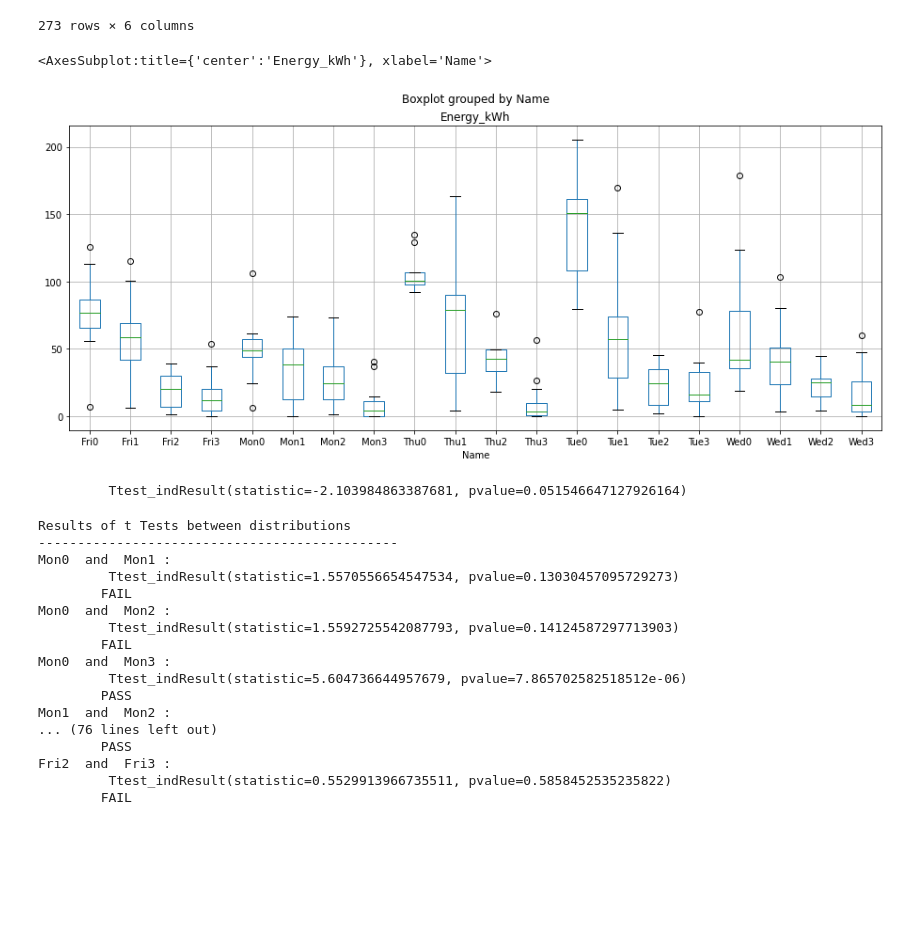
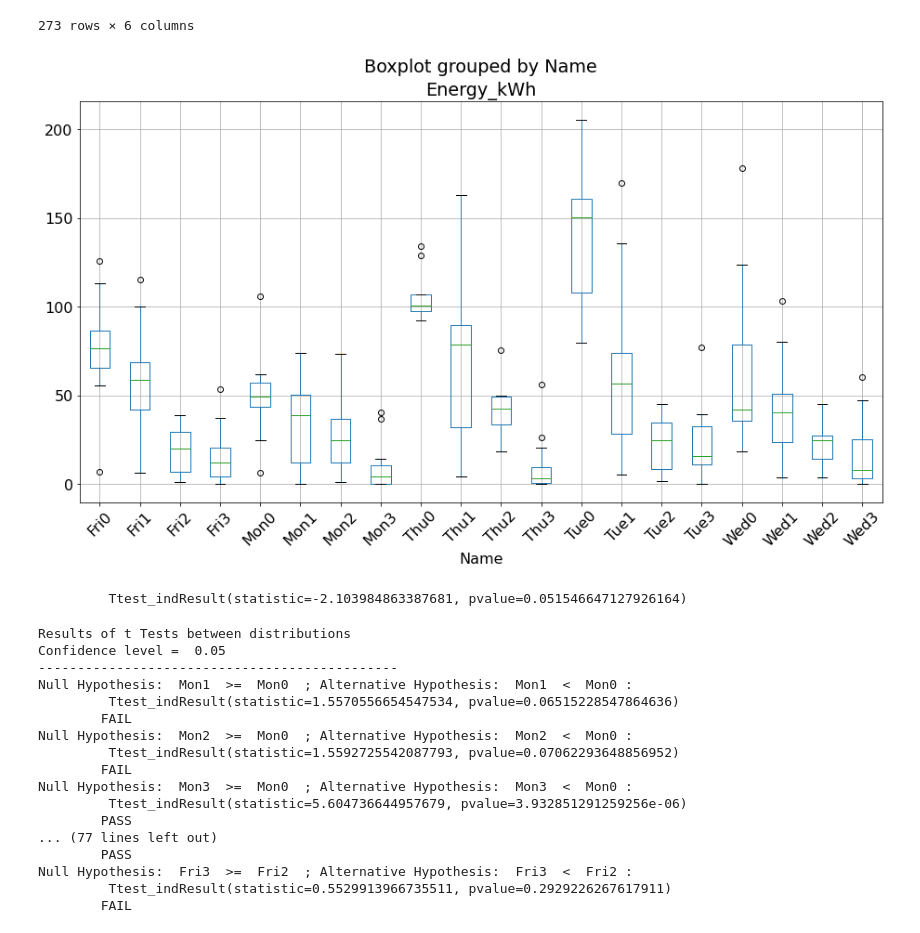
Before and after one commit to hancse/han_microgrid_lab, a Jupyter notebook: ChargingDemandPrediction/CovidImpactOnDemand.ipynb, the cells around one changed output. Drawn from its saved outputs; the diff is of its cells as text; code cells hidden in the pictures; blank space fills up the shorter version.

```diff
--- a/ChargingDemandPrediction/CovidImpactOnDemand.ipynb
+++ b/ChargingDemandPrediction/CovidImpactOnDemand.ipynb
@@ -253,10 +253,12 @@ data_with_name
 | 2021-04-23 | 8.870892 | 3.0 | 4 | None | False | Fri3 |
 273 rows × 6 columns
 # %%
-data_with_name.boxplot(column='Energy_kWh', by='Name', figsize=(15,6))
+plt.rcParams.update({'font.size': 16})
+data_with_name.boxplot(column='Energy_kWh', by='Name', figsize=(15,8))
+plt.pyplot.xticks(rotation=45)
+plt.pyplot.savefig('subsamples.jpg',bbox_inches="tight")
 # %% [output]
-<AxesSubplot:title={'center':'Energy_kWh'}, xlabel='Name'>
-[figure, old version]
+[figure, new version]
 # %%
 from scipy.stats import ttest_ind
 # %%
@@ -264,33 +266,36 @@ print('\t', ttest_ind(DataList[8]['Energy_kWh'], DataList[12]['Energy_kWh']))
 # %% [output]
          Ttest_indResult(statistic=-2.103984863387681, pvalue=0.051546647127926164)
 # %%
+confidence_level = 0.05
 print('Results of t Tests between distributions')
+print('Confidence level = ', confidence_level)
 print('----------------------------------------------')
 for i in range(0,len(DataList),4):
     for k in range(3):
         for l in range(k+1,4):
-            print(NameList[i+k],' and ',NameList[i+l],':')
-            test_result = ttest_ind(DataList[i+k]['Energy_kWh'], DataList[i+l]['Energy_kWh'])
+            print('Null Hypothesis: ', NameList[i+l],' >= ',NameList[i+k],' ; Alternative Hypothesis: ', NameList[i+l],' < ',NameList[i+k],':')
+            #print(NameList[i+k],' and ',NameList[i+l],':')
+            test_result = ttest_ind(DataList[i+k]['Energy_kWh'], DataList[i+l]['Energy_kWh'], alternative='greater')
             print('\t', test_result)
-            if test_result.pvalue <= 0.05:
+            if test_result.pvalue <= confidence_level:
                 print('\tPASS')
             else:
                 print('\tFAIL')
 # %% [output]
 Results of t Tests between distributions
+Confidence level =  0.05
 ----------------------------------------------
-Mon0  and  Mon1 :
-         Ttest_indResult(statistic=1.5570556654547534, pvalue=0.13030457095729273)
+Null Hypothesis:  Mon1  >=  Mon0  ; Alternative Hypothesis:  Mon1  <  Mon0 :
+         Ttest_indResult(statistic=1.5570556654547534, pvalue=0.06515228547864636)
         FAIL
-Mon0  and  Mon2 :
-         Ttest_indResult(statistic=1.5592725542087793, pvalue=0.14124587297713903)
+Null Hypothesis:  Mon2  >=  Mon0  ; Alternative Hypothesis:  Mon2  <  Mon0 :
+         Ttest_indResult(statistic=1.5592725542087793, pvalue=0.07062293648856952)
         FAIL
-Mon0  and  Mon3 :
-         Ttest_indResult(statistic=5.604736644957679, pvalue=7.865702582518512e-06)
+Null Hypothesis:  Mon3  >=  Mon0  ; Alternative Hypothesis:  Mon3  <  Mon0 :
+         Ttest_indResult(statistic=5.604736644957679, pvalue=3.932851291259256e-06)
         PASS
-Mon1  and  Mon2 :
-... (76 lines left out)
+... (77 lines left out)
         PASS
-Fri2  and  Fri3 :
-         Ttest_indResult(statistic=0.5529913966735511, pvalue=0.5858452535235822)
+Null Hypothesis:  Fri3  >=  Fri2  ; Alternative Hypothesis:  Fri3  <  Fri2 :
+         Ttest_indResult(statistic=0.5529913966735511, pvalue=0.2929226267617911)
         FAIL
```
Also changed, not shown: parts of 12 cells of this notebook, 5 other files.
